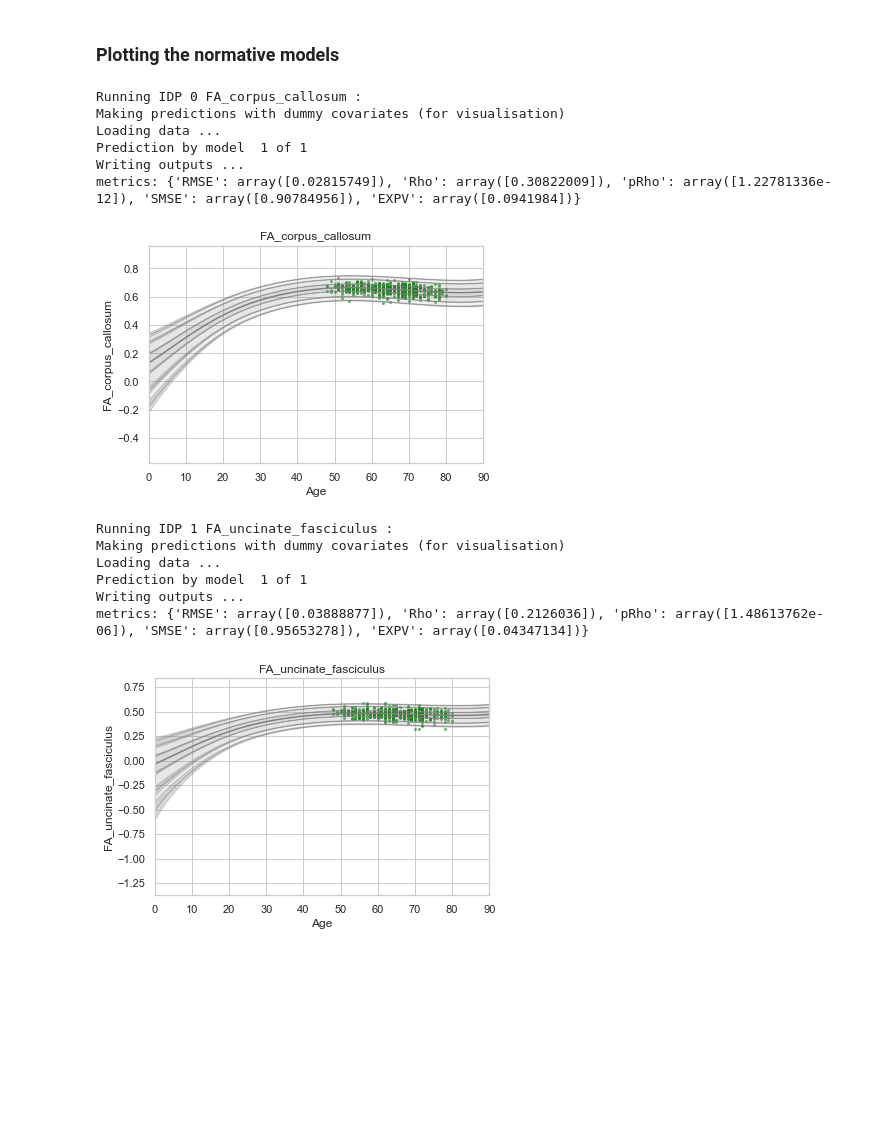
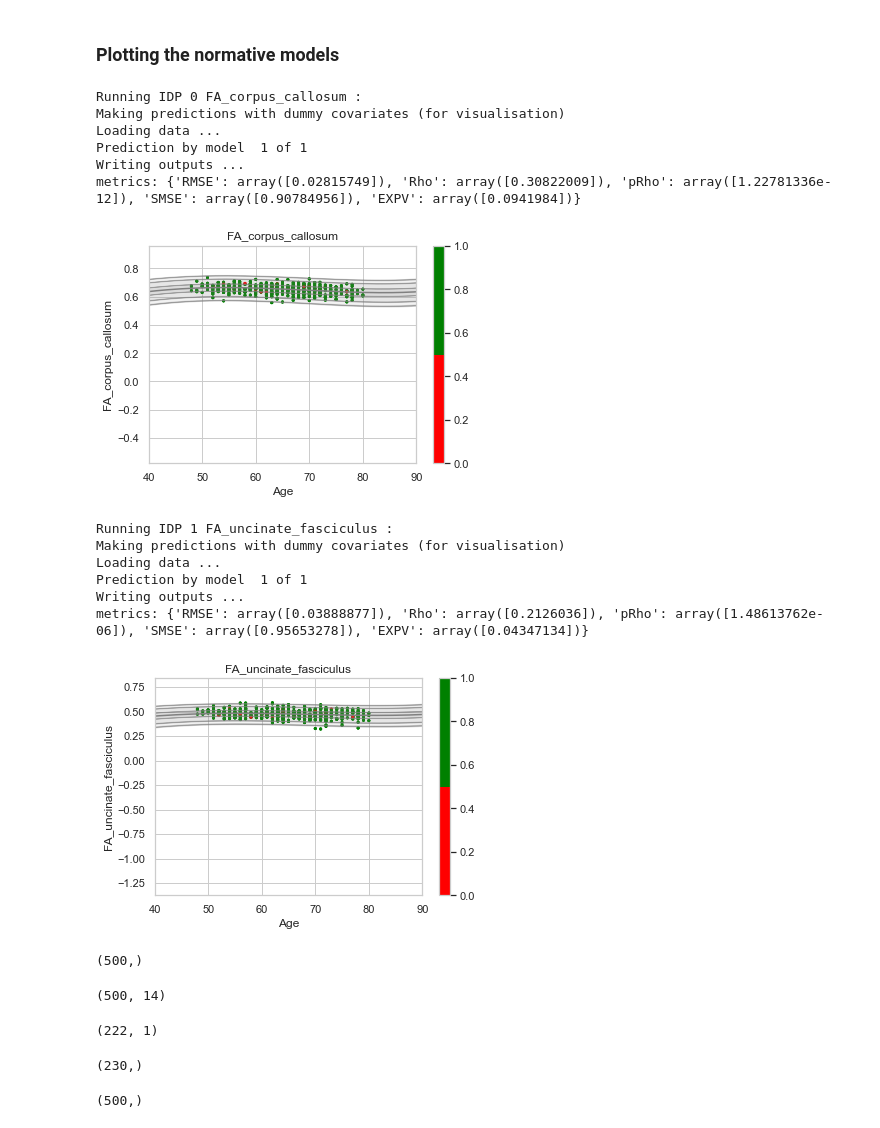
Before and after one commit to ramonacirstian/Diffusion, a Jupyter notebook: nm_basic.ipynb, the cells around one changed output. Saved outputs shown, nothing was run; the diff lists cells and outputs as text; code cells hidden in the pictures; blank space fills up the shorter version.

Commit message:
Fit normative model for the labeled sample (500) and labeled datapoints

```diff
--- a/nm_basic.ipynb
+++ b/nm_basic.ipynb
@@ -845,7 +846,7 @@ for idp_num, idp in enumerate(idp_ids):
             # all data in the test set are present in the training set
 
             # first, we select the data points belonging to this particular site
-            idx = np.where(np.bitwise_and(X_te[:,2] <2, X_te[:,sid+len(cols_cov)+1] !=0))[0]
+            idx = range(0, len(X_te[:,2]))
             if len(idx) == 0:
                 print('No data for site', sid, site, 'skipping...')
                 continue
@@ -875,8 +876,10 @@ for idp_num, idp in enumerate(idp_ids):
 
                                                                    ys=np.squeeze(y_te[idx]))
         # plot the (adjusted) data points
-        plt.scatter(X_te[idx,1], y_te_rescaled, s=4, color=col, alpha = 0.5)
-
+        labels = np.array(qc500_labels["Score"])
+        cmap = matplotlib.colors.ListedColormap(['red', 'green'])
+        plt.scatter(X_te[:,1], y_te_rescaled, s=4, c=labels, cmap = cmap, alpha = 1)
+    plt.colorbar()
     # plot the median of the dummy data
     plt.plot(xx, med, clr)
 
@@ -897,39 +900,59 @@ for idp_num, idp in enumerate(idp_ids):
     junk, pr_int99u = W.warp_predictions(np.squeeze(yhat), np.squeeze(s2+0.5*s2s), warp_param, percentiles=[0.01,0.99])
     plt.fill_between(xx, pr_int25l[:,0], pr_int25u[:,0], alpha = 0.3,color=clr)
     plt.fill_between(xx, pr_int95l[:,0], pr_int95u[:,0], alpha = 0.3,color=clr)
     plt.fill_between(xx, pr_int99l[:,0], pr_int99u[:,0], alpha = 0.3,color=clr)
     plt.fill_between(xx, pr_int25l[:,1], pr_int25u[:,1], alpha = 0.3,color=clr)
     plt.fill_between(xx, pr_int95l[:,1], pr_int95u[:,1], alpha = 0.3,color=clr)
     plt.fill_between(xx, pr_int99l[:,1], pr_int99u[:,1], alpha = 0.3,color=clr)
 
     # plot actual centile lines
     plt.plot(xx, pr_int25[:,0],color=clr, linewidth=0.5)
     plt.plot(xx, pr_int25[:,1],color=clr, linewidth=0.5)
     plt.plot(xx, pr_int95[:,0],color=clr, linewidth=0.5)
     plt.plot(xx, pr_int95[:,1],color=clr, linewidth=0.5)
     plt.plot(xx, pr_int99[:,0],color=clr, linewidth=0.5)
     plt.plot(xx, pr_int99[:,1],color=clr, linewidth=0.5)
 
     plt.xlabel('Age')
     plt.ylabel(idp)
     plt.title(idp)
-    plt.xlim((0,90))
+    plt.xlim((40,90))
     plt.savefig(os.path.join(idp_dir, 'centiles_' + str(sex)),  bbox_inches='tight')
     plt.show()
 
 os.chdir(out_dir)
 # %% [output]
 Running IDP 0 FA_corpus_callosum :
 Making predictions with dummy covariates (for visualisation)
 Loading data ...
 Prediction by model  1 of 1
 Writing outputs ...
 metrics: {'RMSE': array([0.02815749]), 'Rho': array([0.30822009]), 'pRho': array([1.22781336e-12]), 'SMSE': array([0.90784956]), 'EXPV': array([0.0941984])}
-[figure, old version]
+[figure, new version]
 Running IDP 1 FA_uncinate_fasciculus :
 Making predictions with dummy covariates (for visualisation)
 Loading data ...
 Prediction by model  1 of 1
 Writing outputs ...
 metrics: {'RMSE': array([0.03888877]), 'Rho': array([0.2126036]), 'pRho': array([1.48613762e-06]), 'SMSE': array([0.95653278]), 'EXPV': array([0.04347134])}
-[figure, old version]
+[figure, new version]
+# %%
+X_te[idx,1].shape
+# %% [output]
+(500,)
+# %%
+X_te.shape
+# %% [output]
+(500, 14)
+# %%
+y_te_rescaled.shape
+# %% [output]
+(222, 1)
+# %%
+idx_dummy.shape
+# %% [output]
+(230,)
+# %%
+X_te[:,2].shape
+# %% [output]
+(500,)
```
Also changed, not shown: parts of 2 cells of this notebook.
